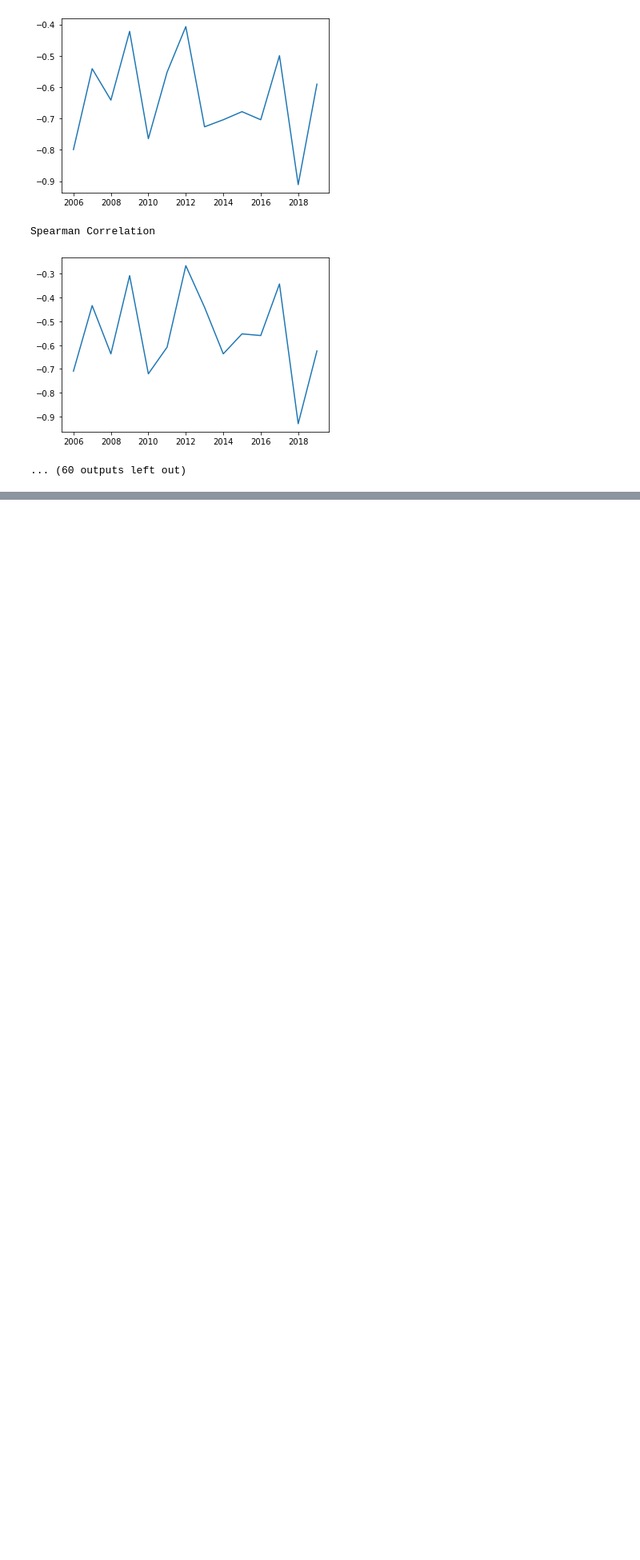
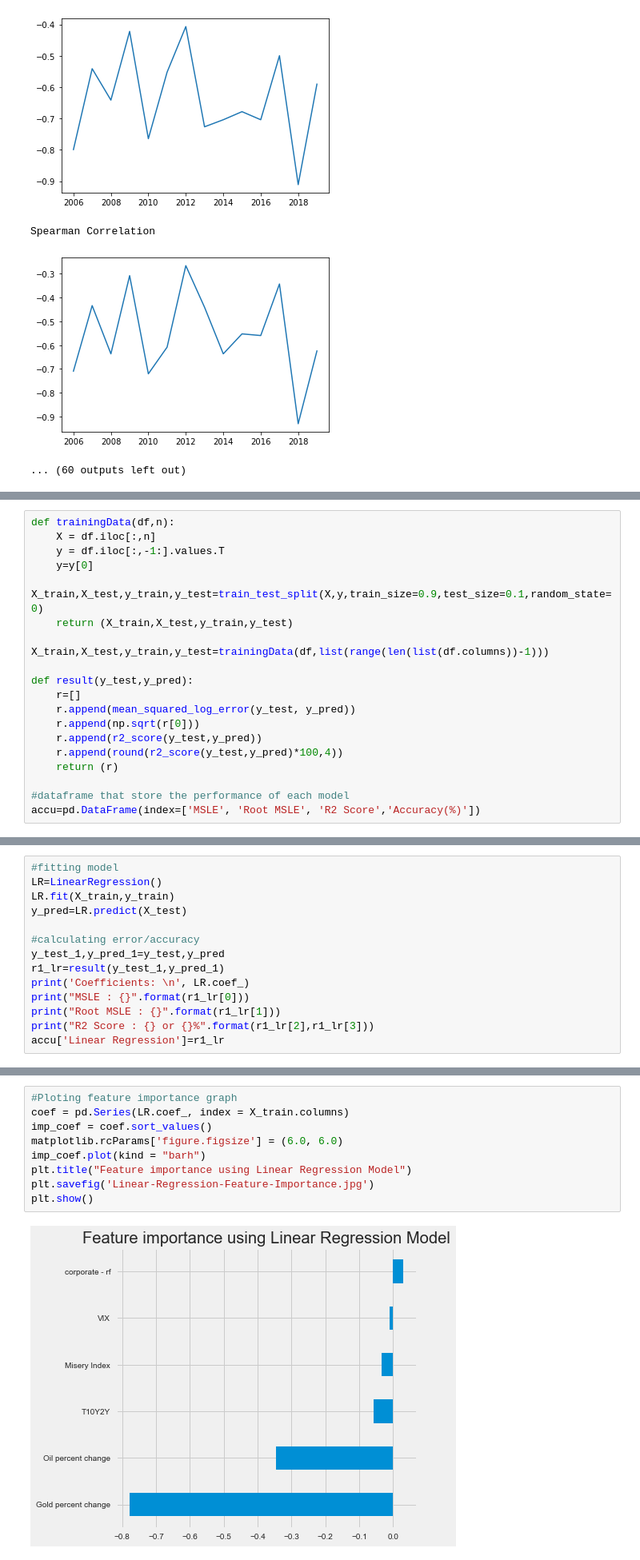
Before and after one commit to victoryapcheeann/QF608, a Jupyter notebook: 608 Project.ipynb, the cells around one changed output, grey strips where cells are left out. Shown at 80% size. Saved outputs shown, nothing was run; the diff lists cells and outputs as text; blank space fills up the shorter version.

```diff
--- a/608 Project.ipynb
+++ b/608 Project.ipynb
@@ -655,0 +452,20 @@ Pass the following variables as keyword args: x, y. From version 0.12, the only
+# %%
+def trainingData(df,n):
+    X = df.iloc[:,n]
+    y = df.iloc[:,-1:].values.T
+    y=y[0]
+    X_train,X_test,y_train,y_test=train_test_split(X,y,train_size=0.9,test_size=0.1,random_state=0)
+    return (X_train,X_test,y_train,y_test)
+
+X_train,X_test,y_train,y_test=trainingData(df,list(range(len(list(df.columns))-1)))
+
+def result(y_test,y_pred):
+    r=[]
+    r.append(mean_squared_log_error(y_test, y_pred))
+    r.append(np.sqrt(r[0]))
+    r.append(r2_score(y_test,y_pred))
+    r.append(round(r2_score(y_test,y_pred)*100,4))
+    return (r)
+
+#dataframe that store the performance of each model
+accu=pd.DataFrame(index=['MSLE', 'Root MSLE', 'R2 Score','Accuracy(%)'])
@@ -655,0 +492,14 @@ Pass the following variables as keyword args: x, y. From version 0.12, the only
+# %%
+#fitting model
+LR=LinearRegression()
+LR.fit(X_train,y_train)
+y_pred=LR.predict(X_test)
+
+#calculating error/accuracy
+y_test_1,y_pred_1=y_test,y_pred
+r1_lr=result(y_test_1,y_pred_1)
+print('Coefficients: \n', LR.coef_)
+print("MSLE : {}".format(r1_lr[0]))
+print("Root MSLE : {}".format(r1_lr[1]))
+print("R2 Score : {} or {}%".format(r1_lr[2],r1_lr[3]))
+accu['Linear Regression']=r1_lr
@@ -655,0 +512,11 @@ Pass the following variables as keyword args: x, y. From version 0.12, the only
+# %%
+#Ploting feature importance graph
+coef = pd.Series(LR.coef_, index = X_train.columns)
+imp_coef = coef.sort_values()
+matplotlib.rcParams['figure.figsize'] = (6.0, 6.0)
+imp_coef.plot(kind = "barh")
+plt.title("Feature importance using Linear Regression Model")
+plt.savefig('Linear-Regression-Feature-Importance.jpg')
+plt.show()
+# %% [output]
+[figure, added]
```
Also changed, not shown: parts of 70 cells of this notebook, 12 other files.
